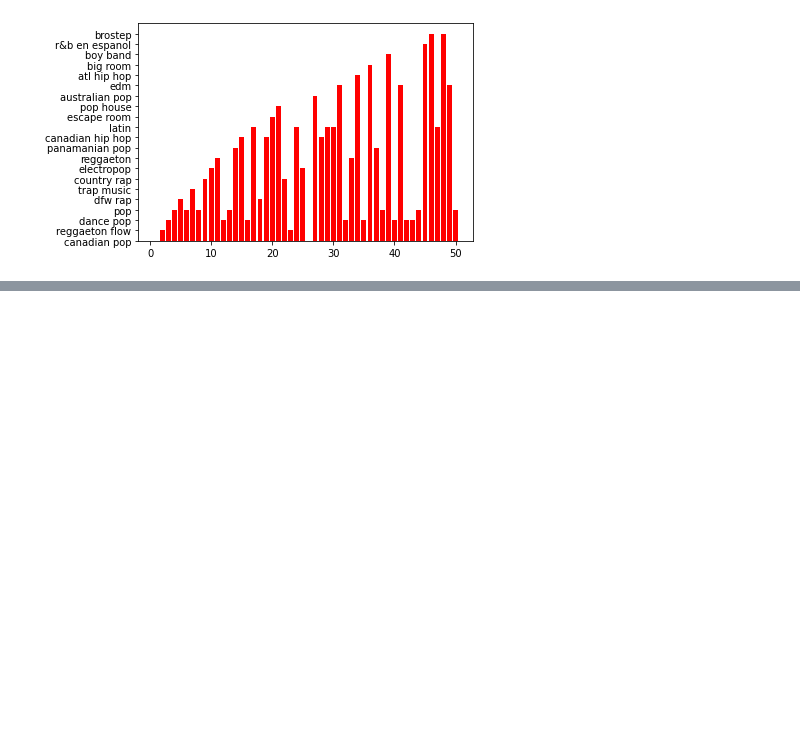
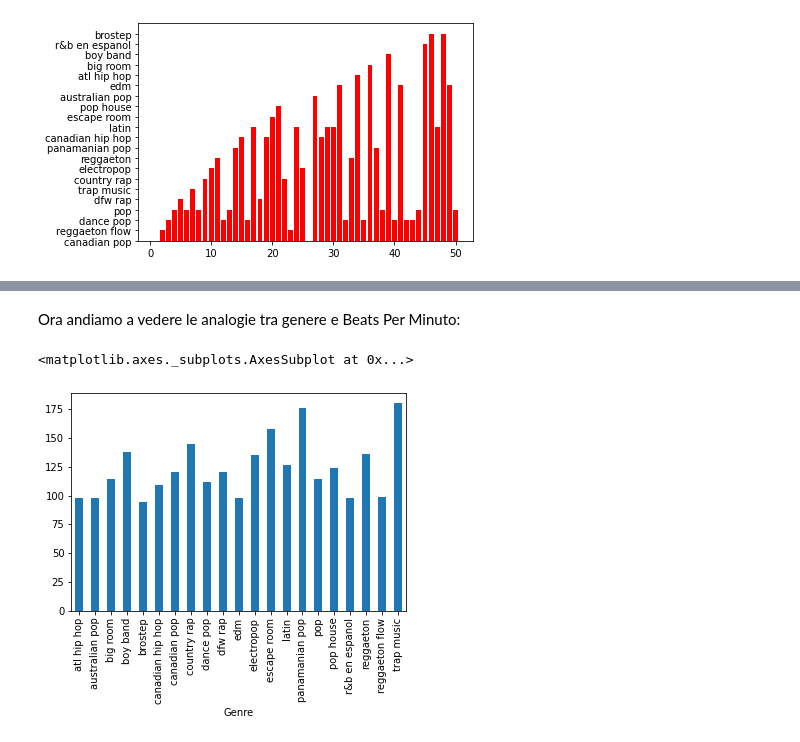
Before and after one commit to PedemonteGiacomo/DataScienceProject, a Jupyter notebook: project.ipynb, the cells around one changed output, grey strips where cells are left out. Drawn from its saved outputs; the diff is of its cells as text; code cells hidden in the pictures; blank space fills up the shorter version.

```diff
--- a/project.ipynb
+++ b/project.ipynb
@@ -71,0 +88,7 @@ plt.bar(top50['Position'],top50['Genre'],color='r')
+# %% [markdown]
+Ora andiamo a vedere le analogie tra genere e Beats Per Minuto:
+# %%
+top50.groupby('Genre')['Beats.Per.Minute'].mean().plot(kind='bar')
+# %% [output]
+<matplotlib.axes._subplots.AxesSubplot at 0x...>
+[figure, added]
```
Also changed, not shown: parts of 12 cells of this notebook.
